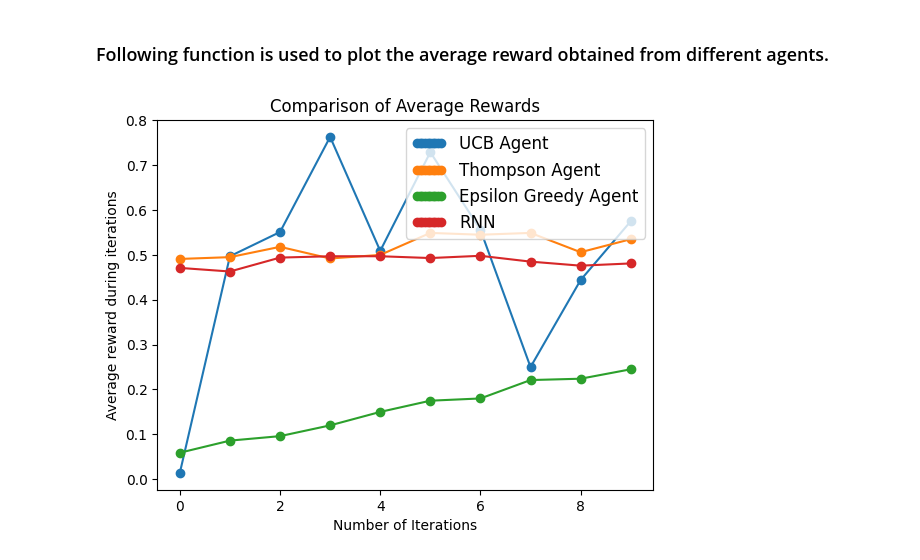
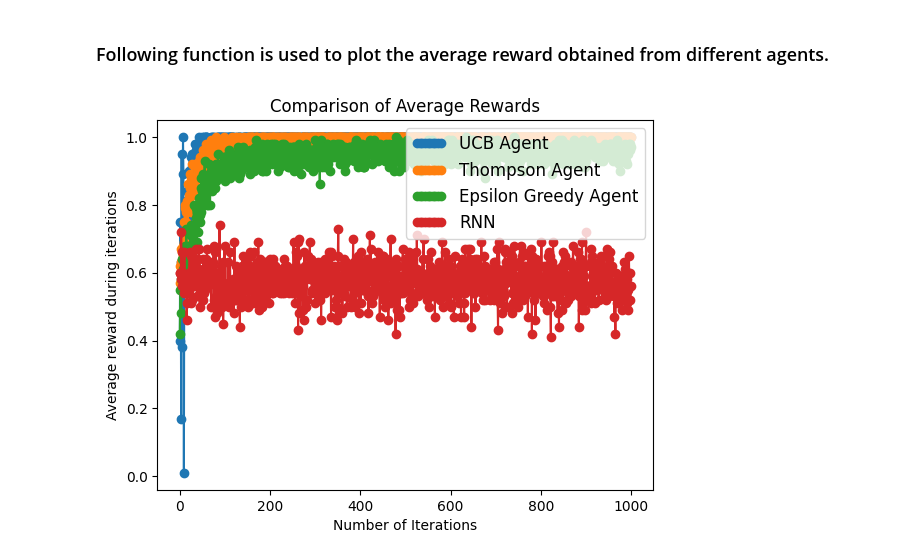
Before and after one commit to sharmaswastik/EE-675A-Course-Project, a Jupyter notebook: CP.ipynb, the cells around one changed output. Cells and saved outputs as stored; diff of their text form; code cells hidden in the pictures.

```diff
--- a/CP.ipynb
+++ b/CP.ipynb
@@ -368,21 +366,21 @@ def plot_data(data, type):
     plt.title('Comparison of Average Rewards')
     plt.show()
 # %%
-def episodic(episodes, trials, num_actions, algo, env):
+def episodic(trials, episodes, num_actions, algo, env):
 
-    sum_rewards = np.zeros(trials)
-    for e in range(episodes):
+    sum_rewards = np.zeros(episodes)
+    for e in range(trials):
 
         algorithm = algo(env)
-        rewards = np.zeros(trials)
+        rewards = np.zeros(episodes)
 
-        for i in range(trials):
+        for i in range(episodes):
             action = algorithm.get_action()
             reward = algorithm.get_reward(action)
 
             rewards[i] = reward
         sum_rewards += rewards
-    average_reward = sum_rewards / episodes
+    average_reward = sum_rewards / trials
 
     return average_reward
 
@@ -395,20 +393,20 @@ def experiments(num_actions, trials, episodes, gamma, lr):
 
     for algo in algorithms:
         if algo == RNNAgent:
-            _, rewards= testRL2(episodes, trials, gamma, env, lr)
+            _, rewards= testRL2(trials, episodes, gamma, env, lr)
             rewards_exp.append(rewards)
             names.append(algo.name())
             continue
-        rewards_exp.append(episodic(episodes, trials, num_actions, algo, env))
+        rewards_exp.append(episodic(trials, episodes, num_actions, algo, env))
         names.append(algo.name())
 
     plot_data(rewards_exp, names)
 # %%
 num_actions = 10
 task_episodes = 1000
-trials = 10
+trials = 100
 gamma = 1.0
 lr = 0
 experiments(num_actions, trials, task_episodes, gamma, lr)
 # %% [output]
-[figure, old version]
+[figure, new version]
```
Also changed, not shown: parts of 1 cell of this notebook.
